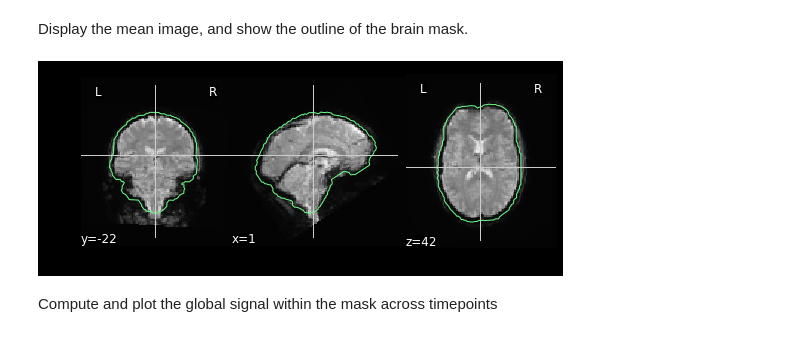
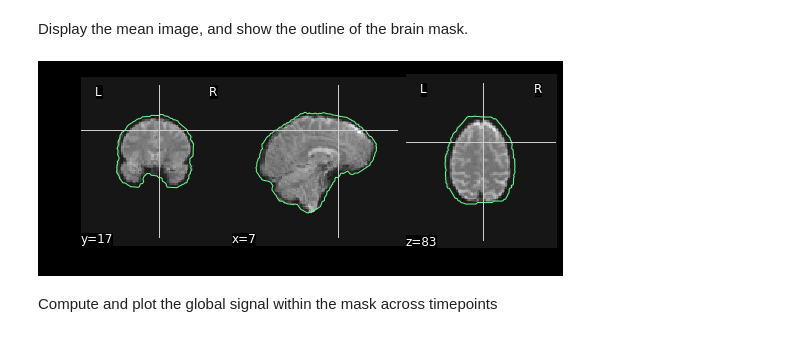
Before and after one commit to poldrack/fmri-handbook-2e-code, a Jupyter notebook: notebooks/DataPreparation/DataPreparation.ipynb, the cells around one changed output. Cells and saved outputs as stored; diff of their text form; code cells hidden in the pictures.

Commit message:
refactored version with data dictionary

```diff
--- a/notebooks/DataPreparation/DataPreparation.ipynb
+++ b/notebooks/DataPreparation/DataPreparation.ipynb
@@ -194,13 +206,3 @@ out_matrix_file = /Users/poldrack/Dropbox/code/fmri-handbook-2e-code/notebooks/D
 ### Motion correction using MCFLIRT
 # %% [markdown]
 This will take a few minutes.
-# %%
-mcflirt = mem.cache(fsl.MCFLIRT)
-mcflirt_results = mcflirt(in_file=boldfile,
-                          save_plots=True,
-                          mean_vol=True)
-print mcflirt_results.outputs
-
-shutil.copy(mcflirt_results.outputs.mean_img, os.path.join(datadir, "meanbold.nii.gz"))
-shutil.copy(mcflirt_results.outputs.par_file, os.path.join(datadir, "motion.par"))
-shutil.copy(mcflirt_results.outputs.out_file, os.path.join(datadir, boldfile.replace('.nii.gz','_mcf.nii.gz')))
@@ -221,9 +234,2 @@ Make links for the mean functional image and the motion parameters.
 
 Use FSL's BET to obtain the brain mask for the functional data
-# %%
-bet = mem.cache(fsl.BET)
-bet_results = bet(functional=True,
-              in_file=mcflirt_results.outputs.mean_img,
-              mask=True)
-shutil.copy(bet_results.outputs.mask_file, os.path.join(datadir, "bold_mask.nii.gz"))
-bet_results.outputs
@@ -244,10 +236,30 @@ skull_mask_file = <undefined>
+# %%
+try:
+    assert os.path.exists(data['meanfunc_brain_mask'])
+    assert os.path.exists(data['meanfunc_brain'])
+    assert not rerun_analyses
+except:
+    bet_func = mem.cache(fsl.BET)
+    bet_results = bet_func(functional=True,
+                  in_file=data['meanfunc'],
+                  mask=True)
+    outputdir=os.path.dirname(data['meanfunc'])
+
+    data['meanfunc_brain_mask']=os.path.join(outputdir,
+                            os.path.basename(bet_results.outputs.mask_file))
+    data['meanfunc_brain']=os.path.join(outputdir,
+                            os.path.basename(bet_results.outputs.out_file))
+
+    shutil.copy(bet_results.outputs.mask_file,data['meanfunc_brain_mask'] )
+    shutil.copy(bet_results.outputs.out_file,data['meanfunc_brain'] )
+    bet_results.outputs
 # %% [markdown]
 Display the mean image, and show the outline of the brain mask.
 # %%
-mask_display=nilearn.plotting.plot_epi(mcflirt_results.outputs.mean_img,cmap='gray')
-mask_display.add_contours(bet_results.outputs.mask_file, levels=[.5])
+mask_display=nilearn.plotting.plot_epi(data['meanfunc_brain'],cmap='gray')
+mask_display.add_contours(data['meanfunc_brain_mask'], levels=[.5])
 # %% [output]
-[figure, old version]
+[figure, new version]
 # %% [markdown]
 Compute and plot the global signal within the mask across timepoints
 # %%
```
Also changed, not shown: parts of 34 cells of this notebook.
